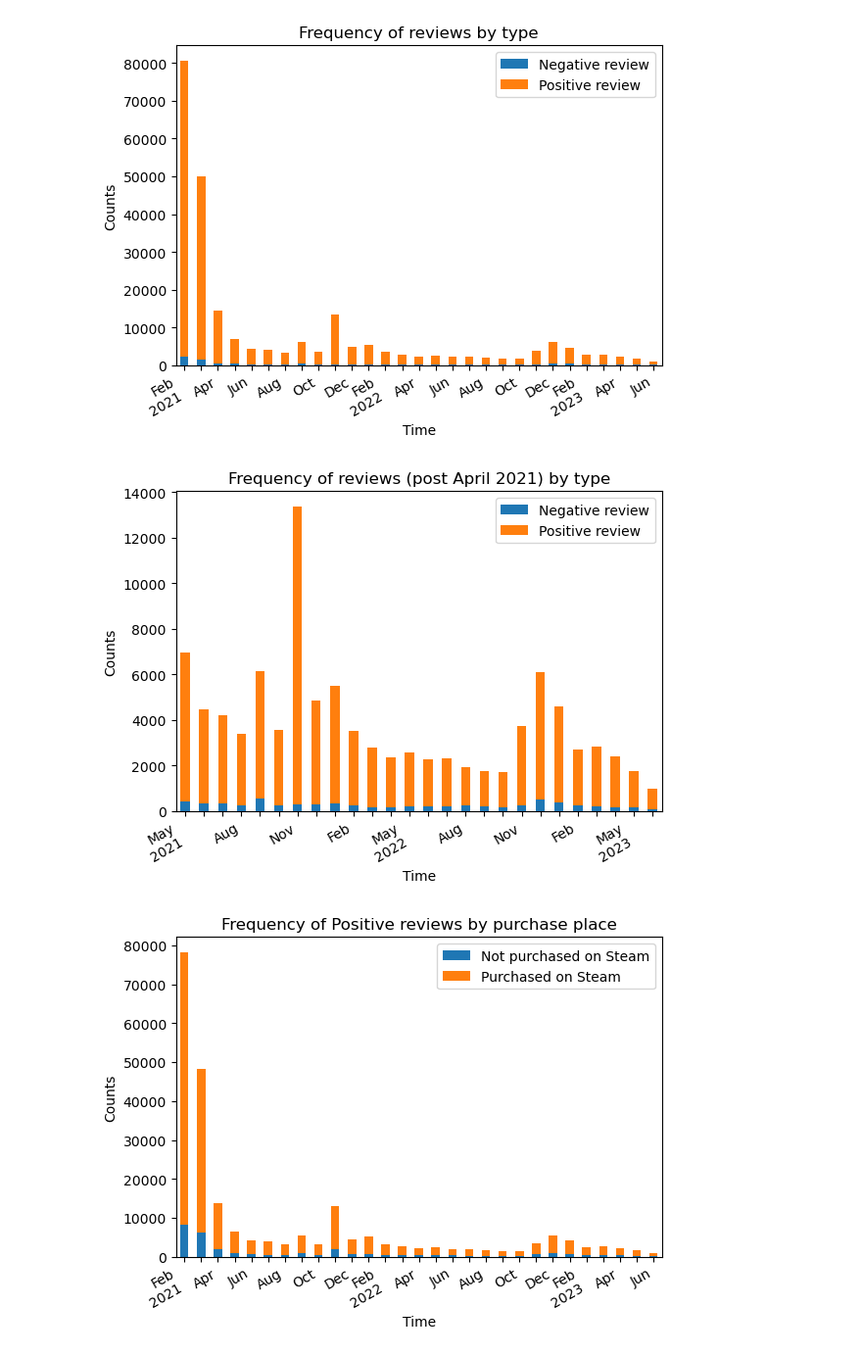
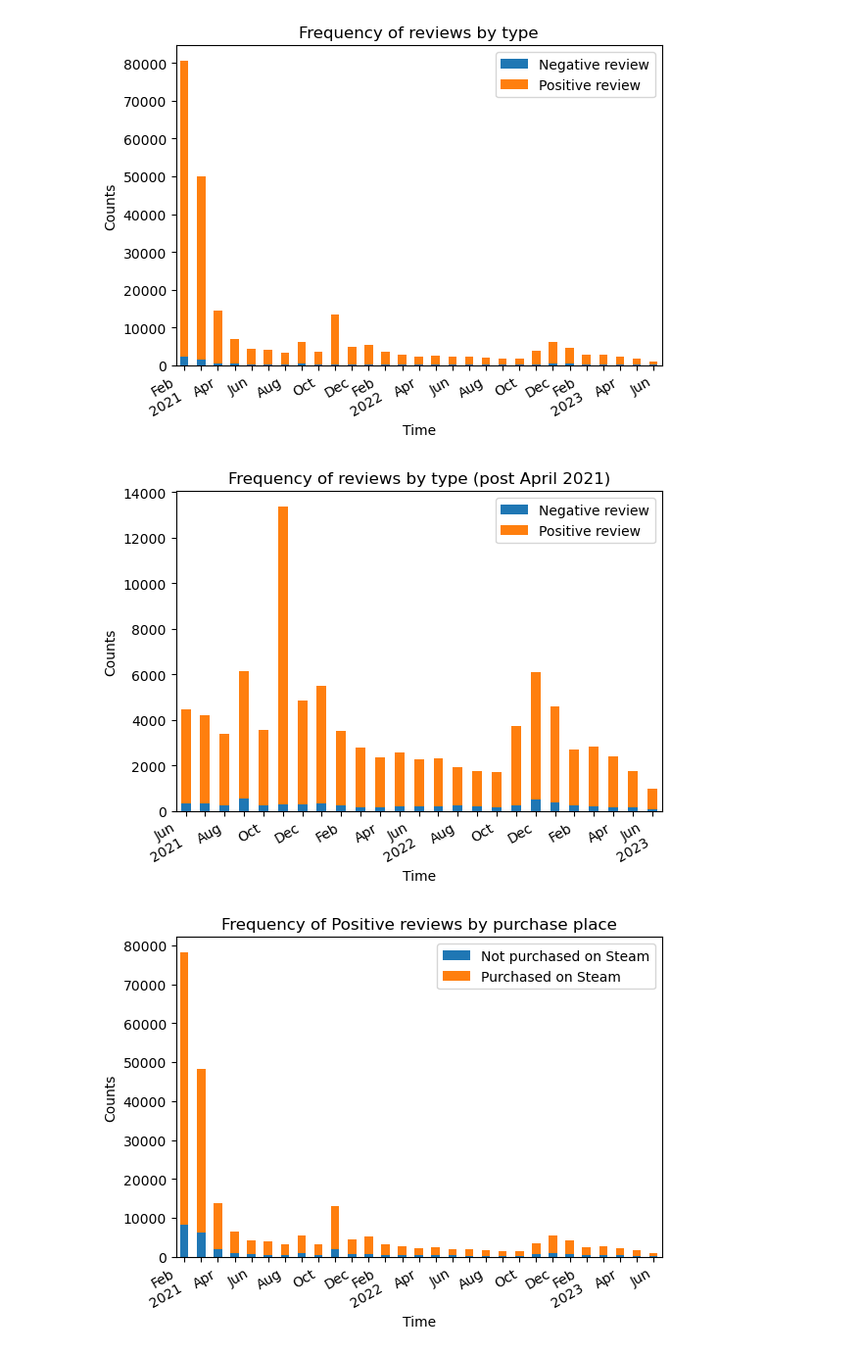
Before and after one commit to RalucaN/Steam_reviews, a Jupyter notebook: C_Data_exploration.ipynb, the cells around one changed output. Shown: that part at 98% size. Cells and saved outputs as stored; diff of their text form; code cells hidden in the pictures.

```diff
--- a/C_Data_exploration.ipynb
+++ b/C_Data_exploration.ipynb
@@ -105,36 +107,30 @@ To answer this question, I will mainly use stacked histograms.
 # %%
 import matplotlib.ticker as ticker #I will use tickers to cluster months for readability
 
+def recommend_plot(columns, var_desc, legend_desc):
+    ax = columns.plot(kind='bar',stacked=True)
+    time_voted.index=pd.to_datetime(time_voted.index)
+    ax.set_xlabel("Time")
+    ax.set_ylabel("Counts")
+    ax.set_title("Frequency of " +var_desc)
+    ax.legend(legend_desc)
+    # Working with tickers on x axis
+    ticklabels = ['']*len(time_voted.index) # Making most of the ticklabels empty
+    ticklabels[::2] = [item.strftime('%b') for item in time_voted.index[::2]] # Every 2th ticklable shows the month
+    ticklabels[::12] = [item.strftime('%b\n%Y') for item in time_voted.index[::12]] # Every 12th ticklabel includes the year
+    ax.xaxis.set_major_formatter(ticker.FixedFormatter(ticklabels))
+    plt.gcf().autofmt_xdate()
+    plt.show()
+
 time_voted=data[['timestamp_created_utc_ym', 'recommended']].value_counts(sort=False).unstack()
-ax = time_voted.plot(kind='bar',stacked=True)
-time_voted.index=pd.to_datetime(time_voted.index)
-ax.set_xlabel("Time")
-ax.set_ylabel("Counts")
-ax.set_title("Frequency of reviews by type")
-ax.legend(["Negative review","Positive review"])
-# Working with tickers on x axis
-ticklabels = ['']*len(time_voted.index) # Making most of the ticklabels empty
-ticklabels[::2] = [item.strftime('%b') for item in time_voted.index[::2]] # Every 2th ticklable shows the month
-ticklabels[::12] = [item.strftime('%b\n%Y') for item in time_voted.index[::12]] # Every 12th ticklabel includes the year
-ax.xaxis.set_major_formatter(ticker.FixedFormatter(ticklabels))
-plt.gcf().autofmt_xdate()
-plt.show()
+recommend_plot(time_voted, 'reviews by type', ["Negative review","Positive review"])
 # %% [output]
 [figure]
 # %%
-time_voted2=time_voted.loc[time_voted.index > '2021-04']
-ax = time_voted2.plot.bar(stacked=True)
-ax.set_xlabel("Time")
-ax.set_ylabel("Counts")
-ax.legend(["Negative review","Positive review"])
-ax.set_title("Frequency of reviews (post April 2021) by type")
-ticklabels = ['']*len(time_voted2.index)
-ticklabels[::3] = [item.strftime('%b') for item in time_voted2.index[::3]]
-ticklabels[::12] = [item.strftime('%b\n%Y') for item in time_voted2.index[::12]]
-ax.xaxis.set_major_formatter(ticker.FixedFormatter(ticklabels))
-plt.gcf().autofmt_xdate()
-plt.show()
+time_voted=data[['timestamp_created_utc_ym', 'recommended']].loc[data['timestamp_created_utc_ym'] >= '2021-05-01'
+                                                                ].value_counts(sort=False).unstack()
+recommend_plot(time_voted, 'reviews by type (post April 2021)', ["Negative review","Positive review"])
 # %% [output]
-[figure, old version]
+[figure, new version]
 # %%
 time_voted_dict={'Positive':[True, 'ax1'], 'Negative':[False, 'ax2']}
```
Also changed, not shown: parts of 77 cells of this notebook, 2 other files.
